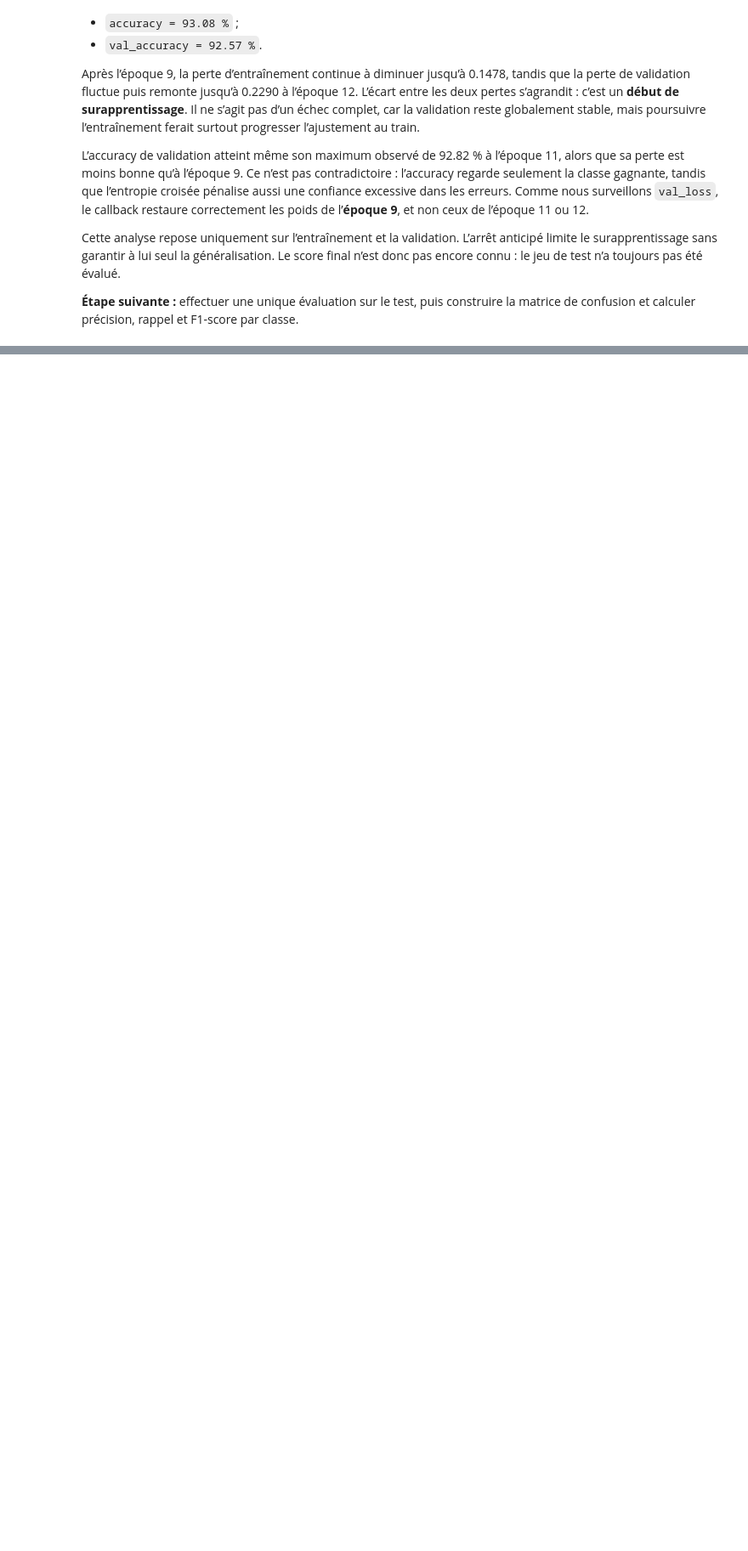
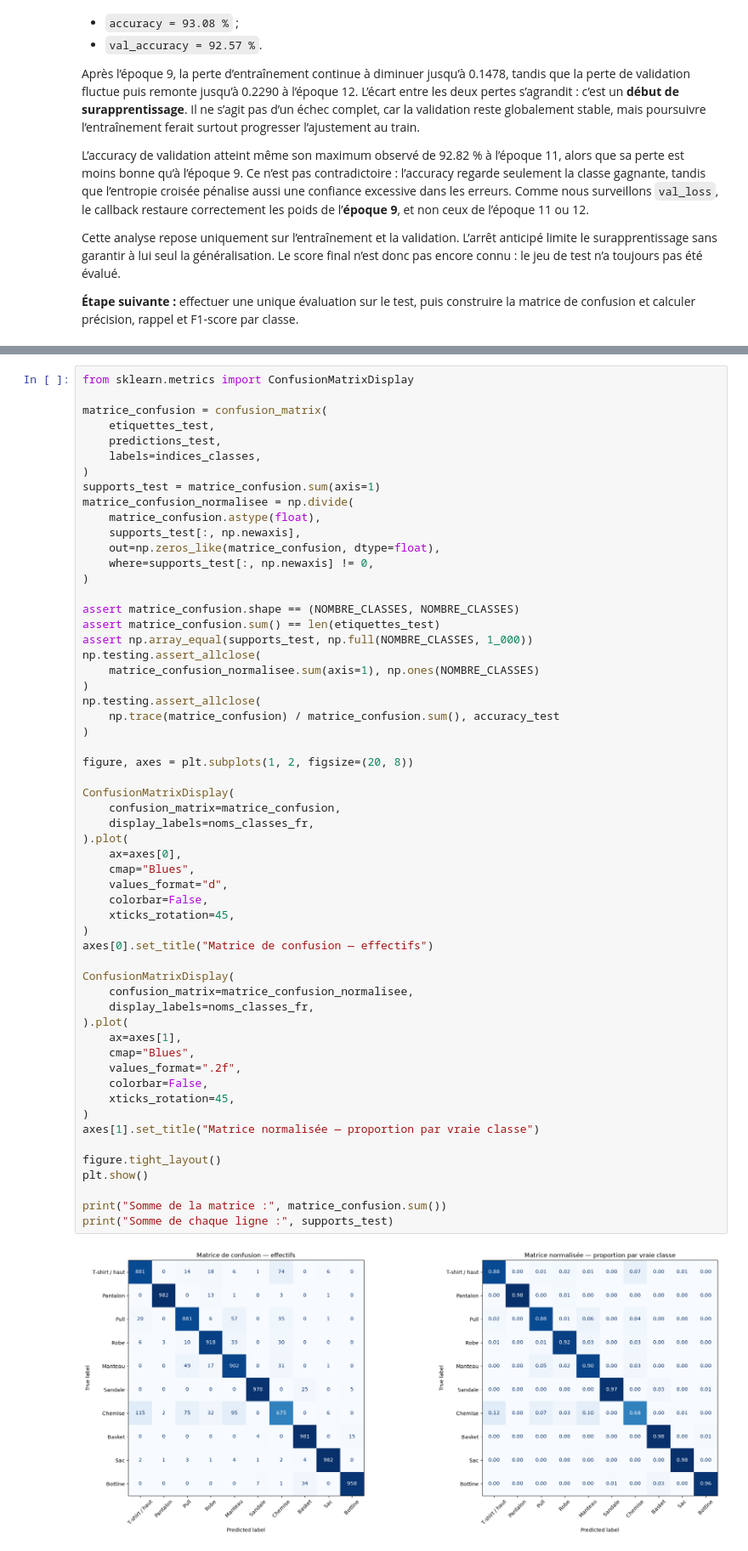
Before and after one commit to DRIOUCH96/introduction_au_deeplearning, a Jupyter notebook: fashion_mnist_cnn.ipynb, the cells around one changed output, grey strips where cells are left out. Shown at 85% size. Drawn from its saved outputs; the diff is of its cells as text; blank space fills up the shorter version.

Commit message:
feat: évalue le CNN Fashion-MNIST sur le test

```diff
--- a/fashion_mnist_cnn.ipynb
+++ b/fashion_mnist_cnn.ipynb
@@ -1566,0 +1705,59 @@ Cette analyse repose uniquement sur l’entraînement et la validation. L’arr
+# %%
+from sklearn.metrics import ConfusionMatrixDisplay
+
+matrice_confusion = confusion_matrix(
+    etiquettes_test,
+    predictions_test,
+    labels=indices_classes,
+)
+supports_test = matrice_confusion.sum(axis=1)
+matrice_confusion_normalisee = np.divide(
+    matrice_confusion.astype(float),
+    supports_test[:, np.newaxis],
+    out=np.zeros_like(matrice_confusion, dtype=float),
+    where=supports_test[:, np.newaxis] != 0,
+)
+
+assert matrice_confusion.shape == (NOMBRE_CLASSES, NOMBRE_CLASSES)
+assert matrice_confusion.sum() == len(etiquettes_test)
+assert np.array_equal(supports_test, np.full(NOMBRE_CLASSES, 1_000))
+np.testing.assert_allclose(
+    matrice_confusion_normalisee.sum(axis=1), np.ones(NOMBRE_CLASSES)
+)
+np.testing.assert_allclose(
+    np.trace(matrice_confusion) / matrice_confusion.sum(), accuracy_test
+)
+
+figure, axes = plt.subplots(1, 2, figsize=(20, 8))
+
+ConfusionMatrixDisplay(
+    confusion_matrix=matrice_confusion,
+    display_labels=noms_classes_fr,
+).plot(
+    ax=axes[0],
+    cmap="Blues",
+    values_format="d",
+    colorbar=False,
+    xticks_rotation=45,
+)
+axes[0].set_title("Matrice de confusion — effectifs")
+
+ConfusionMatrixDisplay(
+    confusion_matrix=matrice_confusion_normalisee,
+    display_labels=noms_classes_fr,
+).plot(
+    ax=axes[1],
+    cmap="Blues",
+    values_format=".2f",
+    colorbar=False,
+    xticks_rotation=45,
+)
+axes[1].set_title("Matrice normalisée — proportion par vraie classe")
+
+figure.tight_layout()
+plt.show()
+
+print("Somme de la matrice :", matrice_confusion.sum())
+print("Somme de chaque ligne :", supports_test)
+# %% [output]
+[figure, added]
```
Also changed, not shown: parts of 13 cells of this notebook.
